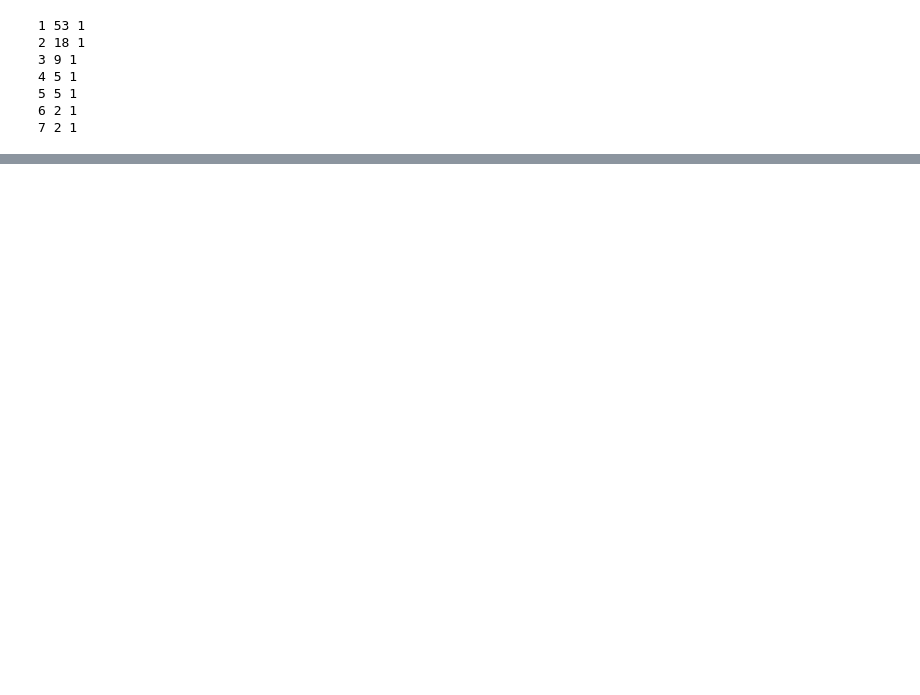
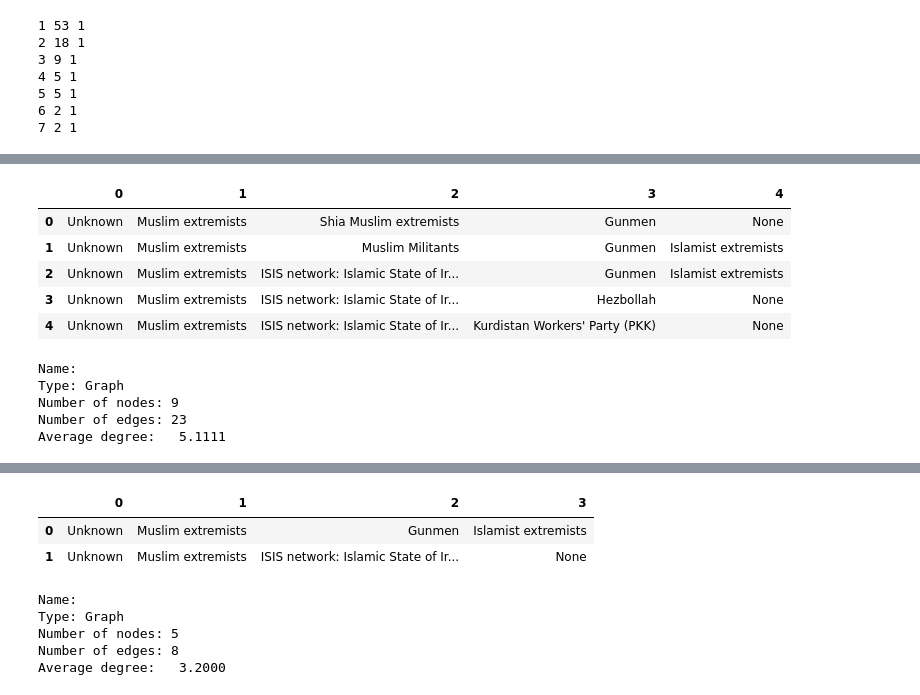
Before and after one commit to kelloggjohnd/Data620-Web_Analytics, a Jupyter notebook: Project_2/project_2.ipynb, the cells around one changed output, grey strips where cells are left out. Saved outputs shown, nothing was run; the diff lists cells and outputs as text; code cells hidden in the pictures; blank space fills up the shorter version.

```diff
--- a/Project_2/project_2.ipynb
+++ b/Project_2/project_2.ipynb
@@ -142,6 +250,26 @@ for e in lvl3.edges():
 C.show('island3.html')
 # %% [output]
 [interactive output not drawn]
+# %%
+eco = bipartite.weighted_projected_graph(G, orgs)
+eco3 =  trim_edges(eco, weight = 3)
+cliques = pd.DataFrame(nx.find_cliques(eco3))
+cliques
+# %% [output]
+|  | 0 | 1 | 2 | 3 | 4 |
+| 0 | Unknown | Muslim extremists | Shia Muslim extremists | Gunmen | None |
+| 1 | Unknown | Muslim extremists | Muslim Militants | Gunmen | Islamist extremists |
+| 2 | Unknown | Muslim extremists | ISIS network: Islamic State of Ir... | Gunmen | Islamist extremists |
+| 3 | Unknown | Muslim extremists | ISIS network: Islamic State of Ir... | Hezbollah | None |
+| 4 | Unknown | Muslim extremists | ISIS network: Islamic State of Ir... | Kurdistan Workers' Party (PKK) | None |
+# %%
+print(nx.info(eco3))
+# %% [output]
+Name:
+Type: Graph
+Number of nodes: 9
+Number of edges: 23
+Average degree:   5.1111
 # %%
 C = Network(height='1000px',
             width='1000px',
@@ -157,6 +285,23 @@ for e in lvl4.edges():
 C.show('island4.html')
 # %% [output]
 [interactive output not drawn]
+# %%
+eco = bipartite.weighted_projected_graph(G, orgs)
+eco4 =  trim_edges(eco, weight = 4)
+cliques = pd.DataFrame(nx.find_cliques(eco4))
+cliques
+# %% [output]
+|  | 0 | 1 | 2 | 3 |
+| 0 | Unknown | Muslim extremists | Gunmen | Islamist extremists |
+| 1 | Unknown | Muslim extremists | ISIS network: Islamic State of Ir... | None |
+# %%
+print(nx.info(eco4))
+# %% [output]
+Name:
+Type: Graph
+Number of nodes: 5
+Number of edges: 8
+Average degree:   3.2000
 # %%
 C = Network(height='1000px',
             width='1000px',
```
Also changed, not shown: parts of 42 cells of this notebook, 9 other files.
